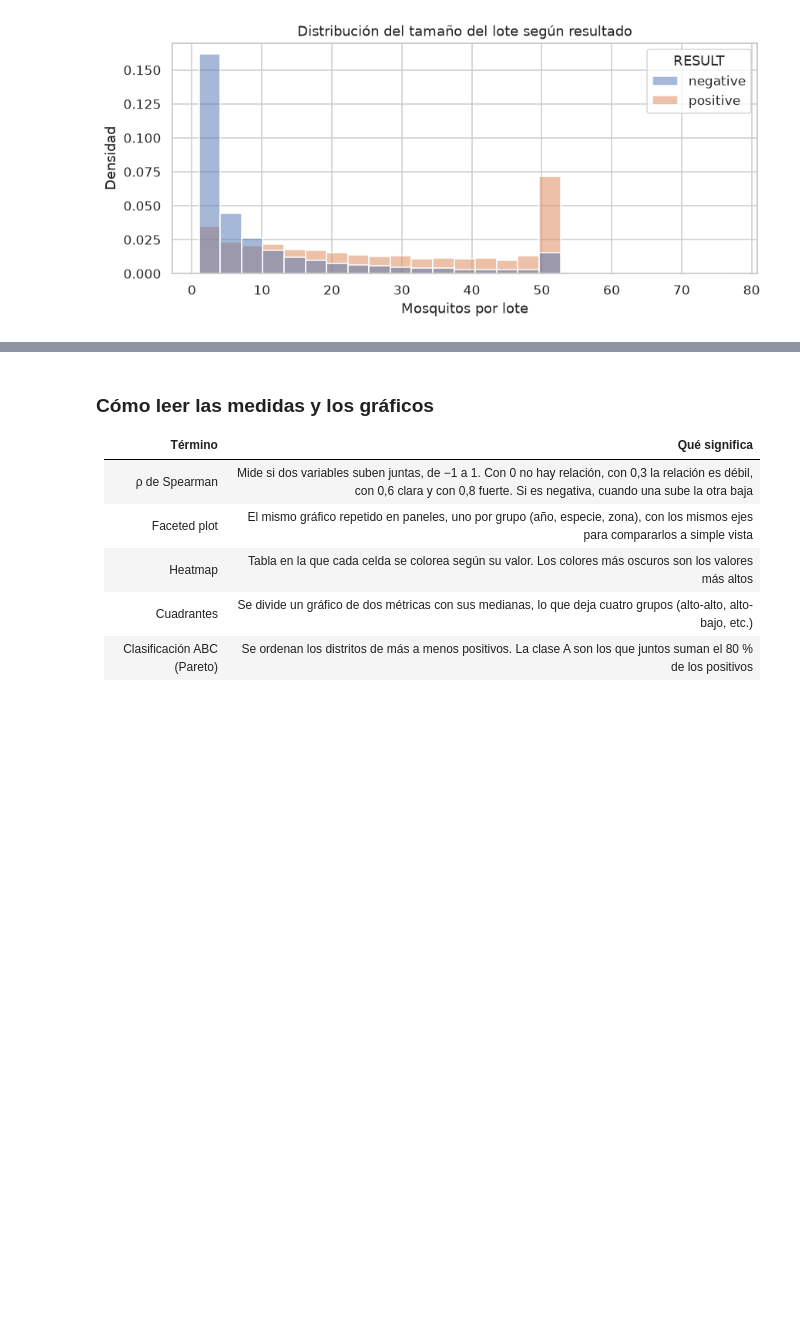
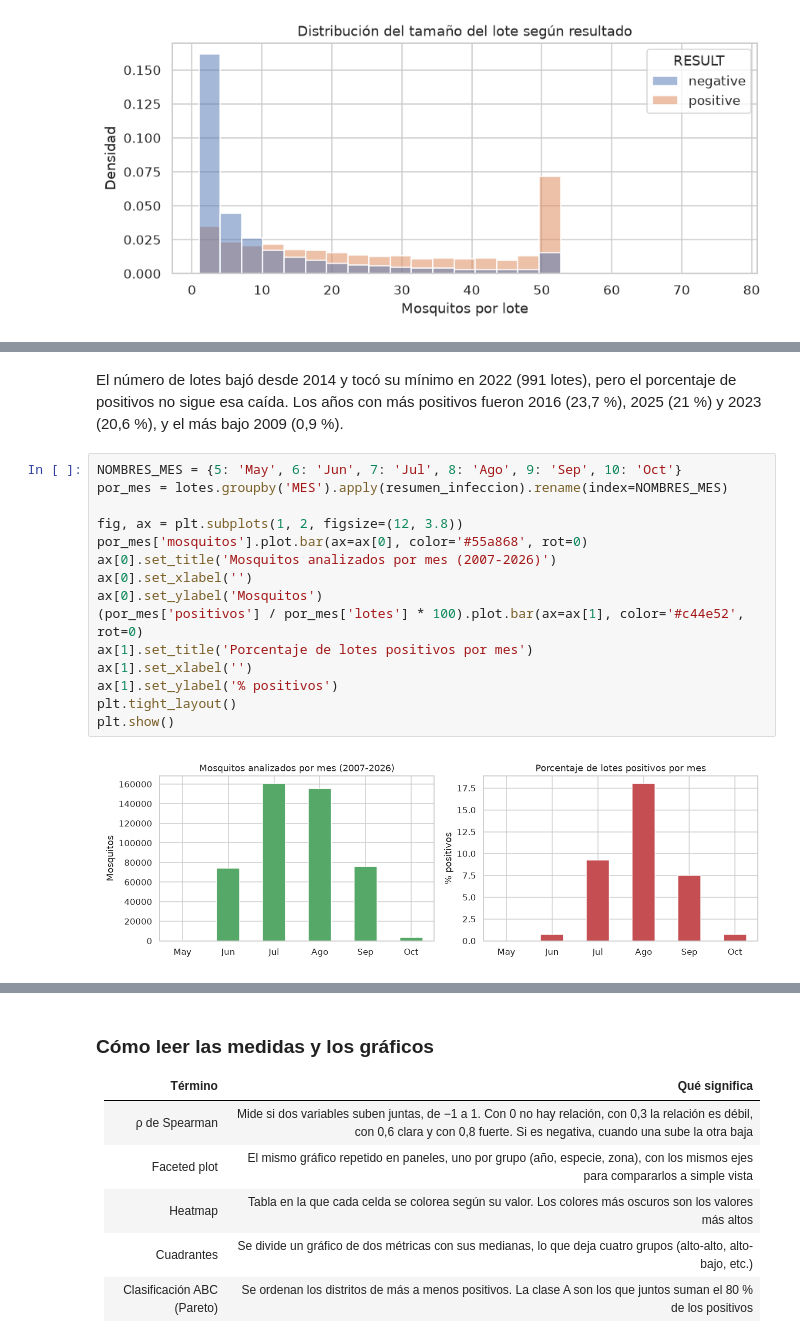
Before and after one commit to salva1984/icd, a Jupyter notebook: proyecto_wnv.ipynb, the cells around one changed output, grey strips where cells are left out. Drawn from its saved outputs; the diff is of its cells as text; blank space fills up the shorter version.

```diff
--- a/proyecto_wnv.ipynb
+++ b/proyecto_wnv.ipynb
@@ -631,0 +649,19 @@ plt.show()
+# %% [markdown]
+El número de lotes bajó desde 2014 y tocó su mínimo en 2022 (991 lotes), pero el porcentaje de positivos no sigue esa caída. Los años con más positivos fueron 2016 (23,7 %), 2025 (21 %) y 2023 (20,6 %), y el más bajo 2009 (0,9 %).
+# %%
+NOMBRES_MES = {5: 'May', 6: 'Jun', 7: 'Jul', 8: 'Ago', 9: 'Sep', 10: 'Oct'}
+por_mes = lotes.groupby('MES').apply(resumen_infeccion).rename(index=NOMBRES_MES)
+
+fig, ax = plt.subplots(1, 2, figsize=(12, 3.8))
+por_mes['mosquitos'].plot.bar(ax=ax[0], color='#55a868', rot=0)
+ax[0].set_title('Mosquitos analizados por mes (2007-2026)')
+ax[0].set_xlabel('')
+ax[0].set_ylabel('Mosquitos')
+(por_mes['positivos'] / por_mes['lotes'] * 100).plot.bar(ax=ax[1], color='#c44e52', rot=0)
+ax[1].set_title('Porcentaje de lotes positivos por mes')
+ax[1].set_xlabel('')
+ax[1].set_ylabel('% positivos')
+plt.tight_layout()
+plt.show()
+# %% [output]
+[figure, added]
```
Also changed, not shown: parts of 7 cells of this notebook.
